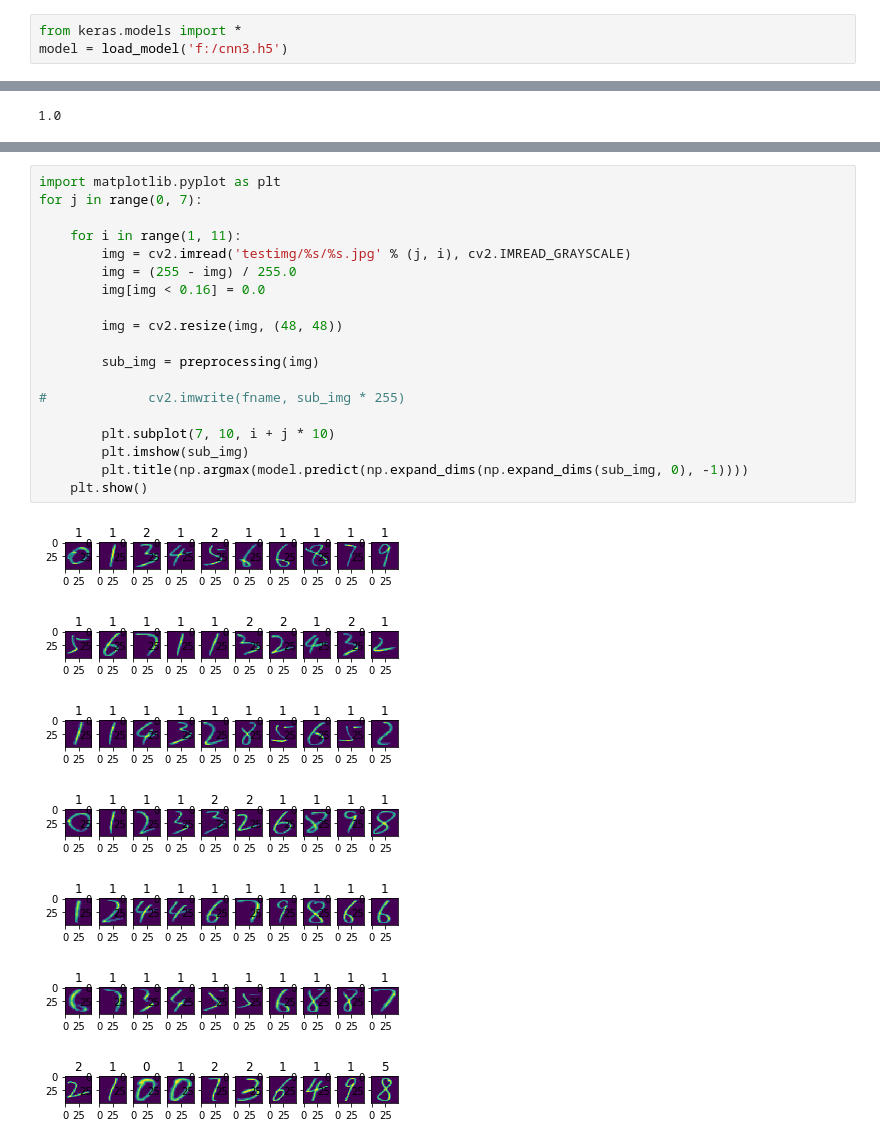
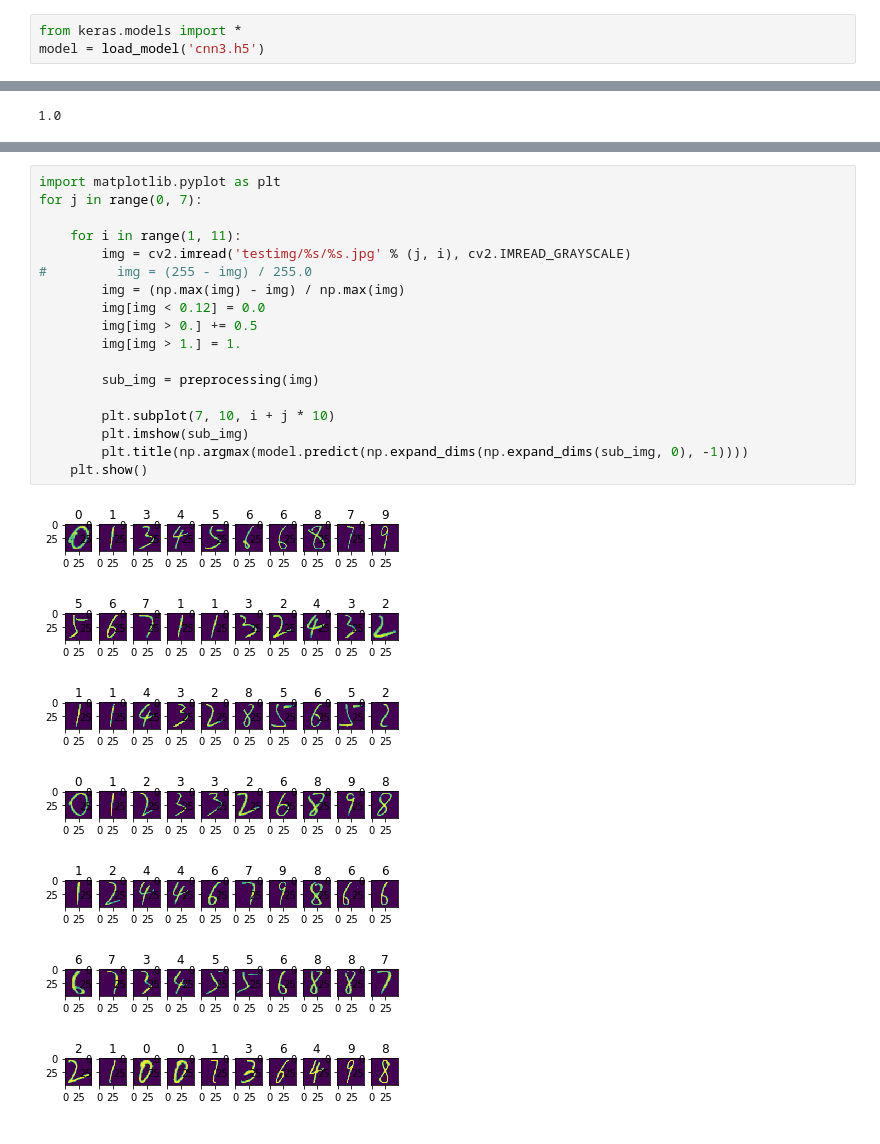
Before and after one commit to lianxiaolei/num-recognition-http, a Jupyter notebook: notebook/num_reco_normal.ipynb, the cells around one changed output, grey strips where cells are left out. Saved outputs shown, nothing was run; the diff lists cells and outputs as text.

```diff
--- a/notebook/num_reco_normal.ipynb
+++ b/notebook/num_reco_normal.ipynb
@@ -166,5 +258,5 @@ Epoch 1/1
 # %%
 from keras.models import *
-model = load_model('f:/cnn3.h5')
+model = load_model('cnn3.h5')
 # %%
 np.mean(np.argmax(model.predict(X_test[:100]), axis=1) == np.argmax(y_test[:100], axis=1))
@@ -269,27 +267,26 @@ def preprocessing(img):
 # %%
 import matplotlib.pyplot as plt
 for j in range(0, 7):
 
     for i in range(1, 11):
         img = cv2.imread('testimg/%s/%s.jpg' % (j, i), cv2.IMREAD_GRAYSCALE)
-        img = (255 - img) / 255.0
-        img[img < 0.16] = 0.0
-
-        img = cv2.resize(img, (48, 48))
+#         img = (255 - img) / 255.0
+        img = (np.max(img) - img) / np.max(img)
+        img[img < 0.12] = 0.0
+        img[img > 0.] += 0.5
+        img[img > 1.] = 1.
 
         sub_img = preprocessing(img)
-
-#             cv2.imwrite(fname, sub_img * 255)
 
         plt.subplot(7, 10, i + j * 10)
         plt.imshow(sub_img)
         plt.title(np.argmax(model.predict(np.expand_dims(np.expand_dims(sub_img, 0), -1))))
     plt.show()
 # %% [output]
-[figure, old version]
+[figure, new version]
-[figure, old version]
+[figure, new version]
-[figure, old version]
+[figure, new version]
-[figure, old version]
+[figure, new version]
-[figure, old version]
+[figure, new version]
-[figure, old version]
+[figure, new version]
-[figure, old version]
+[figure, new version]
```
Also changed, not shown: parts of 14 cells of this notebook, 1 other file.
